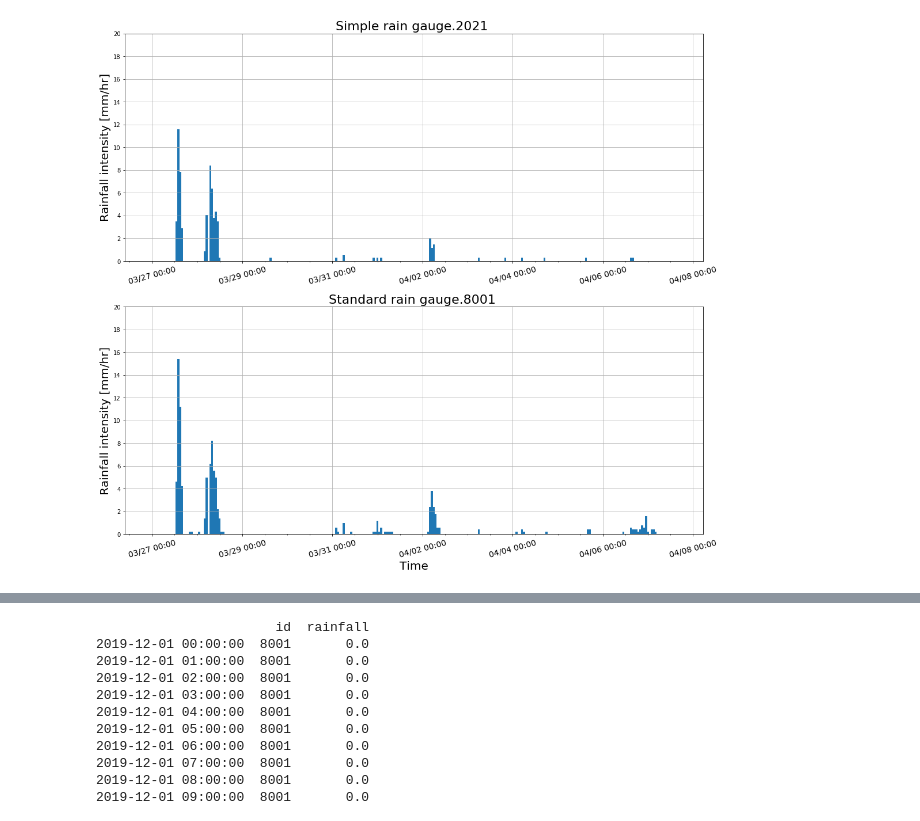
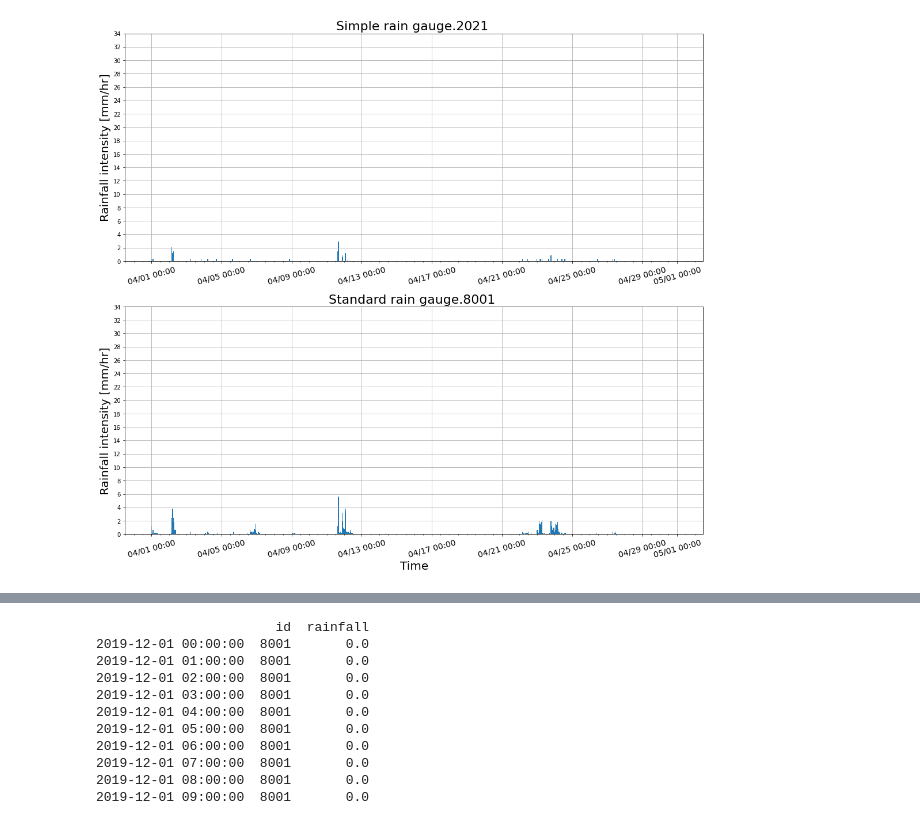
Before and after one commit to gtra389/rainfall_ana_CF01, a Jupyter notebook: 01_query_rainfall_v2.ipynb, the cells around one changed output, grey strips where cells are left out. Cells and saved outputs as stored; diff of their text form; code cells hidden in the pictures.

```diff
--- a/01_query_rainfall_v2.ipynb
+++ b/01_query_rainfall_v2.ipynb
@@ -286,7 +228,8 @@ for ii in range(len(idNumDict)):
 # %%
 device_ID = [8001, 2021]
-YYYYMM = ['202003','202004']
-
+# device_ID = [8001]
+YYYYMM = ['202004']
+# YYYYMM = ['202004']
 for ID in device_ID:
     queryDf_merge = []
 
@@ -303,12 +246,10 @@ for ID in device_ID:
 
     arrDf = arrDf.drop(arrDf.index[arrDf.field3 == "Reboot"])
 
-#     upperBound ="{}235959".format(yyyymm)
-#     lowerBound ="{}000000".format(yyyymm)
-    upperBound ="20200407235959".format(yyyymm)
-    lowerBound ="20200327000000".format(yyyymm)
+#     upperBound ="20200401235959"
+#     lowerBound ="20200429000000"
 
-    arrDf = setTimetRange(lowerBound, upperBound, arrDf, 0)
+#     arrDf_ = setTimetRange(lowerBound, upperBound, arrDf, 0)
 
 
     if ID == 8001:
@@ -319,5 +260,4 @@ for ID in device_ID:
         rainDf_hour = get_hour_rain(rainDf)
 
 result = pd.concat([rainDf_hour_rpi, rainDf_hour], axis=1, sort=False)
-result
 # %% [output]
@@ -347,7 +267,7 @@ Processing. Device ID: 2021 YYYYMMM: 202004
 # Bar chart analysis
 fig = plt.figure(num=1, figsize=[18,16])
 
-upperbound = 20.01
+upperbound = 35
 stepValue  = 2 # Unit in mm/hr
 
 plt.subplot(2, 1, 1)
@@ -359,34 +279,34 @@ ax1.set_title('Simple rain gauge.2021 ', fontdict = {'fontsize':22})
 ax1.set_ylabel("Rainfall intensity [mm/hr]", fontsize = 20)
 plt.ylim(0, 3.01)
 plt.yticks(np.arange(0, upperbound, step= stepValue))
 ax1.xaxis.set_major_formatter(mdates.DateFormatter("%m/%d %H:%M"))
 plt.xticks(rotation = 30)
 minorLocator = MultipleLocator(0.5)
 ax1.xaxis.set_minor_locator(minorLocator)
 plt.xticks(rotation = 15, fontsize= 14)
 ax1.grid()
 
 
 plt.subplot(2, 1, 2)
 ax2 = plt.subplot(212, sharex = ax1)
 ax2.set_title('Standard rain gauge.8001 ', fontdict = {'fontsize':22})
 plt.bar(rainDf_hour_rpi.index, rainDf_hour_rpi['rainfall'], width = 0.045)
 
 ax2.set_xlabel("Time", fontsize = 20)
 ax2.set_ylabel("Rainfall intensity [mm/hr]", fontsize = 20)
 plt.ylim(0, 3.01)
 plt.yticks(np.arange(0, upperbound, step= stepValue))
 ax2.xaxis.set_major_formatter(mdates.DateFormatter("%m/%d %H:%M"))
 plt.xticks(rotation = 15, fontsize= 14)
 
 minorLocator = MultipleLocator(0.5)
 ax2.xaxis.set_minor_locator(minorLocator)
 ax2.grid()
 
 now = strftime("%Y%m%d%H%M%S")
 fig.savefig('comparisonRainfall_' + '_' + now +'.jpg', dpi= 400)
 # %% [output]
-[figure, old version]
+[figure, new version]
 # %%
 # Scatter analysis
 def scatter_plot(Xdata, Ydata, sT, eT, rag):
```
Also changed, not shown: parts of 6 cells of this notebook.
